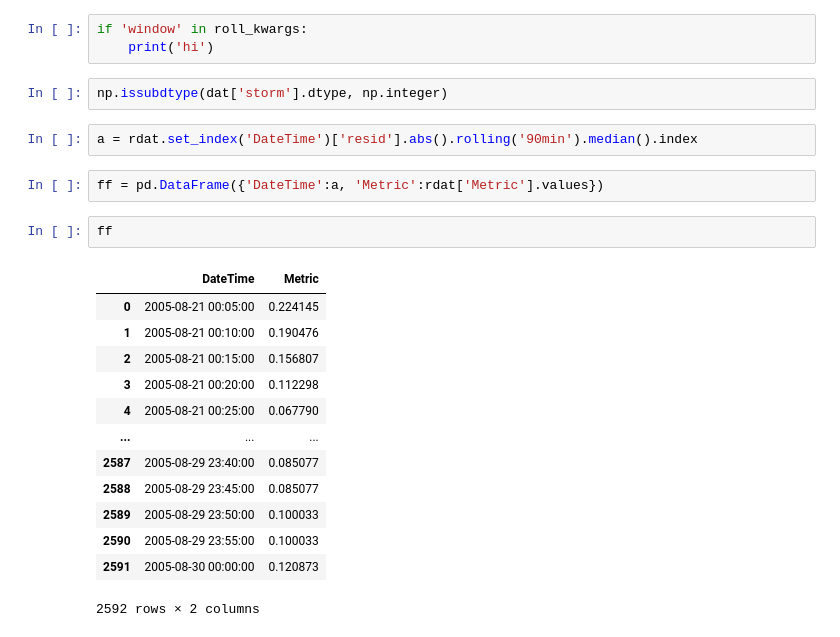
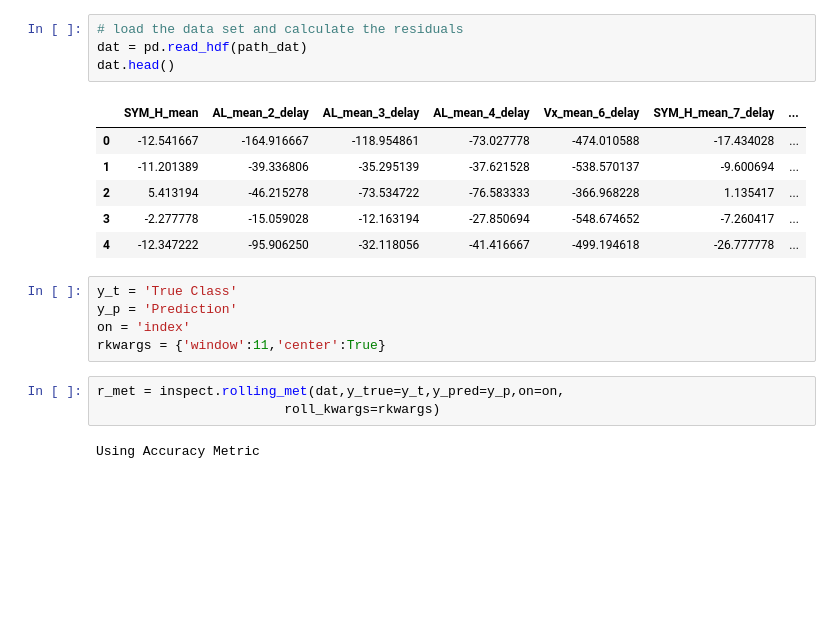
Before and after one commit to kylermurphy/ml_fw, a Jupyter notebook: Notebooks/Rolling_met.ipynb, the cells around one changed output. Drawn from its saved outputs; the diff is of its cells as text; blank space fills up the shorter version.

```diff
--- a/Notebooks/Rolling_met.ipynb
+++ b/Notebooks/Rolling_met.ipynb
@@ -111,25 +19,21 @@ roll_kwargs = {'window':'60min', 'center':True}
-# %%
-if 'window' in roll_kwargs:
-    print('hi')
-# %%
-np.issubdtype(dat['storm'].dtype, np.integer)
-# %%
-a = rdat.set_index('DateTime')['resid'].abs().rolling('90min').median().index
-# %%
-ff = pd.DataFrame({'DateTime':a, 'Metric':rdat['Metric'].values})
-# %%
-ff
-# %% [output]
-|  | DateTime | Metric |
-| 0 | 2005-08-21 00:05:00 | 0.224145 |
-| 1 | 2005-08-21 00:10:00 | 0.190476 |
-| 2 | 2005-08-21 00:15:00 | 0.156807 |
-| 3 | 2005-08-21 00:20:00 | 0.112298 |
-| 4 | 2005-08-21 00:25:00 | 0.067790 |
-| ... | ... | ... |
-| 2587 | 2005-08-29 23:40:00 | 0.085077 |
-| 2588 | 2005-08-29 23:45:00 | 0.085077 |
-| 2589 | 2005-08-29 23:50:00 | 0.100033 |
-| 2590 | 2005-08-29 23:55:00 | 0.100033 |
-| 2591 | 2005-08-30 00:00:00 | 0.120873 |
-2592 rows × 2 columns
+# %%
+# load the data set and calculate the residuals
+dat = pd.read_hdf(path_dat)
+dat.head()
+# %% [output]
+|  | SYM_H_mean | AL_mean_2_delay | AL_mean_3_delay | AL_mean_4_delay | Vx_mean_6_delay | SYM_H_mean_7_delay | ... |
+| 0 | -12.541667 | -164.916667 | -118.954861 | -73.027778 | -474.010588 | -17.434028 | ... |
+| 1 | -11.201389 | -39.336806 | -35.295139 | -37.621528 | -538.570137 | -9.600694 | ... |
+| 2 | 5.413194 | -46.215278 | -73.534722 | -76.583333 | -366.968228 | 1.135417 | ... |
+| 3 | -2.277778 | -15.059028 | -12.163194 | -27.850694 | -548.674652 | -7.260417 | ... |
+| 4 | -12.347222 | -95.906250 | -32.118056 | -41.416667 | -499.194618 | -26.777778 | ... |
+# %%
+y_t = 'True Class'
+y_p = 'Prediction'
+on = 'index'
+rkwargs = {'window':11,'center':True}
+# %%
+r_met = inspect.rolling_met(dat,y_true=y_t,y_pred=y_p,on=on,
+                        roll_kwargs=rkwargs)
+# %% [output]
+Using Accuracy Metric
```
Also changed, not shown: parts of 20 cells of this notebook.
